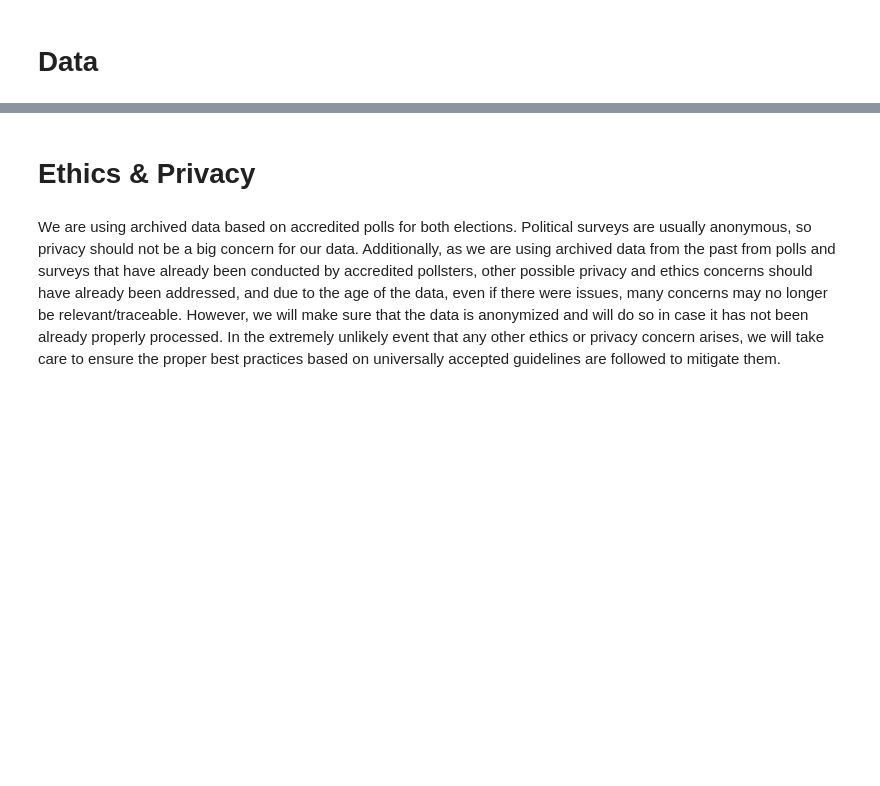
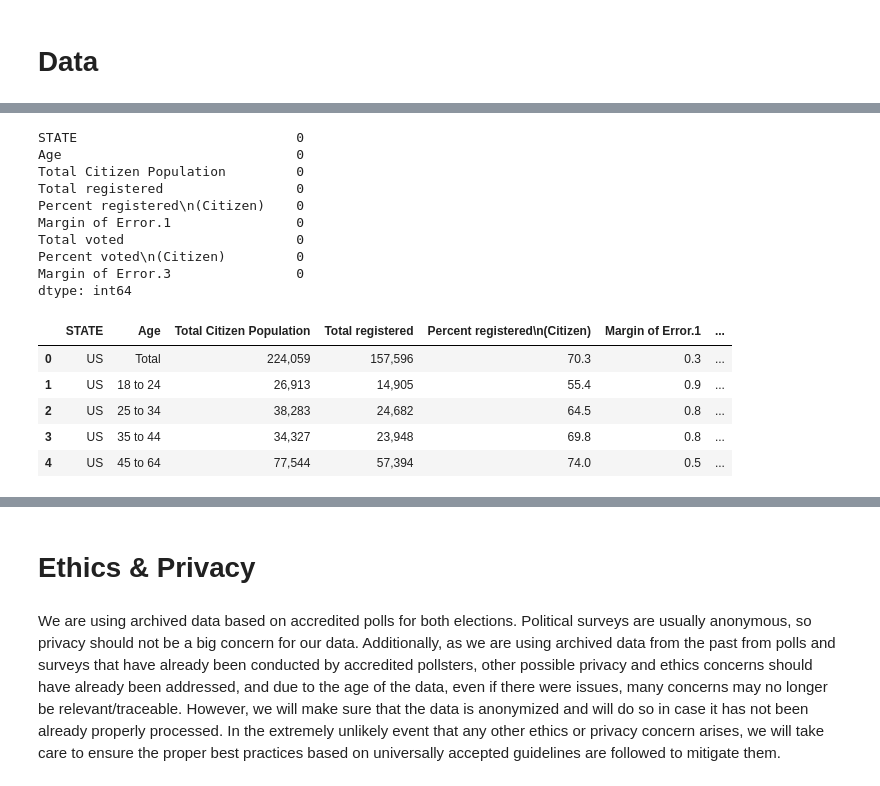
Before and after one commit to sumavintha/voter-turnout-analysis, a Jupyter notebook: VoterTurnoutAnalysis.ipynb, the cells around one changed output, grey strips where cells are left out. Saved outputs shown, nothing was run; the diff lists cells and outputs as text; code cells hidden in the pictures; blank space fills up the shorter version.

```diff
--- a/VoterTurnoutAnalysis.ipynb
+++ b/VoterTurnoutAnalysis.ipynb
@@ -39,0 +81,26 @@ https://apnorc.org/wp-content/uploads/2020/02/MTV-AP-NORC-Comparing-the-Politica
+# %%
+## GETTING RID OF COLUMNS INCLUDING DATA FROM NON-CITIZENS, SINCE WE ONLY WANT TO COMPARE REGISTRATION AND VOTING TURNOUT FOR ADULT CITIZENS
+columns_to_drop = ['Total Population', 'Percent registered\n(Total)', 'Margin of Error', 'Percent voted\n(Total)', 'Margin of Error.2']
+voting2016_cleaned = voting2016.drop(columns=columns_to_drop)
+voting2016_cleaned.head()
+
+## CHECKING FOR NULL VALUES
+print(voting2016_cleaned.isnull().sum())
+voting2016_cleaned.head()
+# %% [output]
+STATE                            0
+Age                              0
+Total Citizen Population         0
+Total registered                 0
+Percent registered\n(Citizen)    0
+Margin of Error.1                0
+Total voted                      0
+Percent voted\n(Citizen)         0
+Margin of Error.3                0
+dtype: int64
+|  | STATE | Age | Total Citizen Population | Total registered | Percent registered\n(Citizen) | Margin of Error.1 | ... |
+| 0 | US | Total | 224,059 | 157,596 | 70.3 | 0.3 | ... |
+| 1 | US | 18 to 24 | 26,913 | 14,905 | 55.4 | 0.9 | ... |
+| 2 | US | 25 to 34 | 38,283 | 24,682 | 64.5 | 0.8 | ... |
+| 3 | US | 35 to 44 | 34,327 | 23,948 | 69.8 | 0.8 | ... |
+| 4 | US | 45 to 64 | 77,544 | 57,394 | 74.0 | 0.5 | ... |
```
Also changed, not shown: parts of 43 cells of this notebook.
